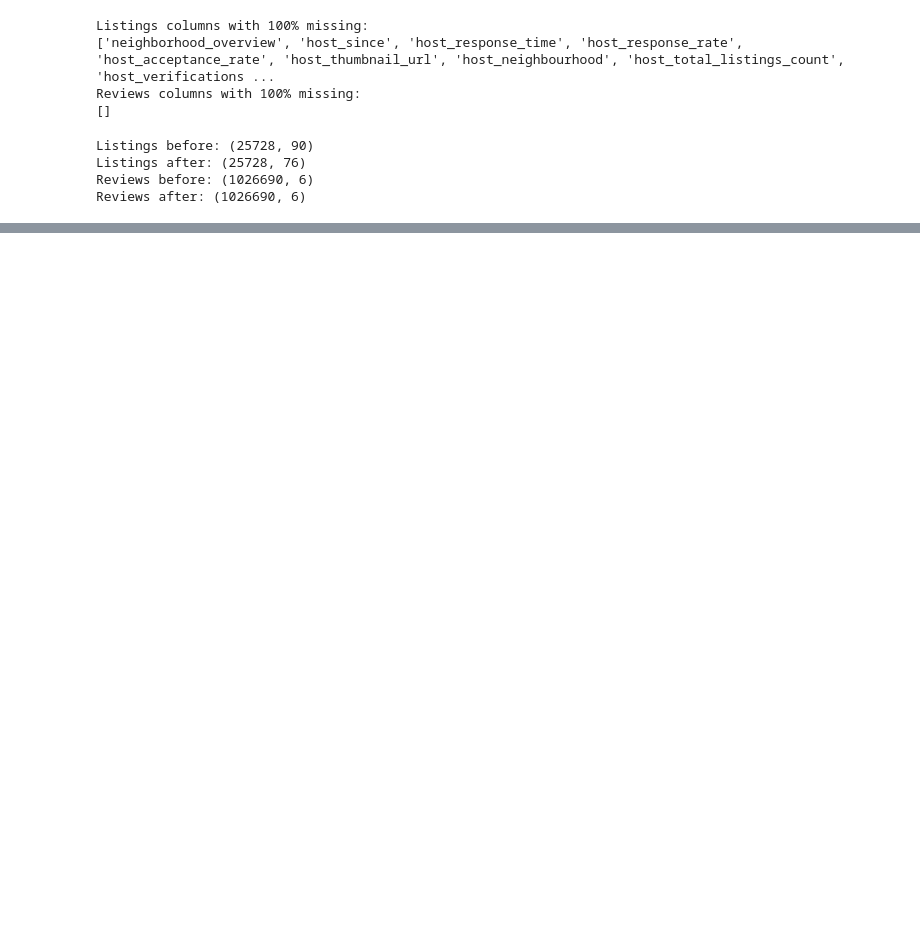
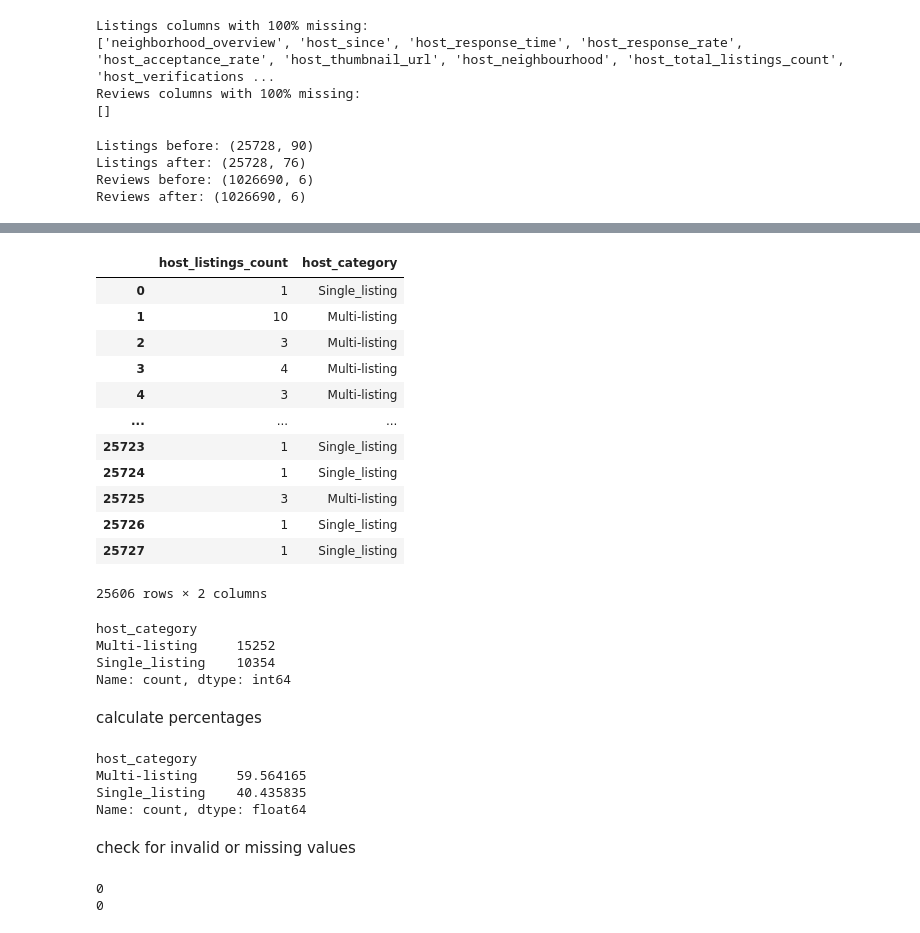
Before and after one commit to ashleymengszeoh-create/EODP-A2-Ashley, a Jupyter notebook: Preprocessing.ipynb, the cells around one changed output, grey strips where cells are left out. Cells and saved outputs as stored; diff of their text form; code cells hidden in the pictures; blank space fills up the shorter version.

```diff
--- a/Preprocessing.ipynb
+++ b/Preprocessing.ipynb
@@ -177,0 +406,48 @@ Reviews after: (1026690, 6)
+# %%
+df = df[df["host_listings_count"] >= 1]
+df = df[df["host_listings_count"].notna()]
+df["host_category"] = np.where(df["host_listings_count"] == 1,
+                      "Single_listing",
+                      "Multi-listing"
+                      )
+df[["host_listings_count", "host_category"]]
+# %% [output]
+|  | host_listings_count | host_category |
+| 0 | 1 | Single_listing |
+| 1 | 10 | Multi-listing |
+| 2 | 3 | Multi-listing |
+| 3 | 4 | Multi-listing |
+| 4 | 3 | Multi-listing |
+| ... | ... | ... |
+| 25723 | 1 | Single_listing |
+| 25724 | 1 | Single_listing |
+| 25725 | 3 | Multi-listing |
+| 25726 | 1 | Single_listing |
+| 25727 | 1 | Single_listing |
+25606 rows × 2 columns
+# %%
+host_category_counts = df["host_category"].value_counts()
+host_category_counts
+# %% [output]
+host_category
+Multi-listing     15252
+Single_listing    10354
+Name: count, dtype: int64
+# %% [markdown]
+calculate percentages
+# %%
+host_category_pct = host_category_counts/ len(df) * 100
+host_category_pct
+# %% [output]
+host_category
+Multi-listing     59.564165
+Single_listing    40.435835
+Name: count, dtype: float64
+# %% [markdown]
+check for invalid or missing values
+# %%
+print((df["host_listings_count"] < 1).sum())
+print(df["host_listings_count"].isna().sum())
+# %% [output]
+0
+0
```
Also changed, not shown: parts of 27 cells of this notebook.
